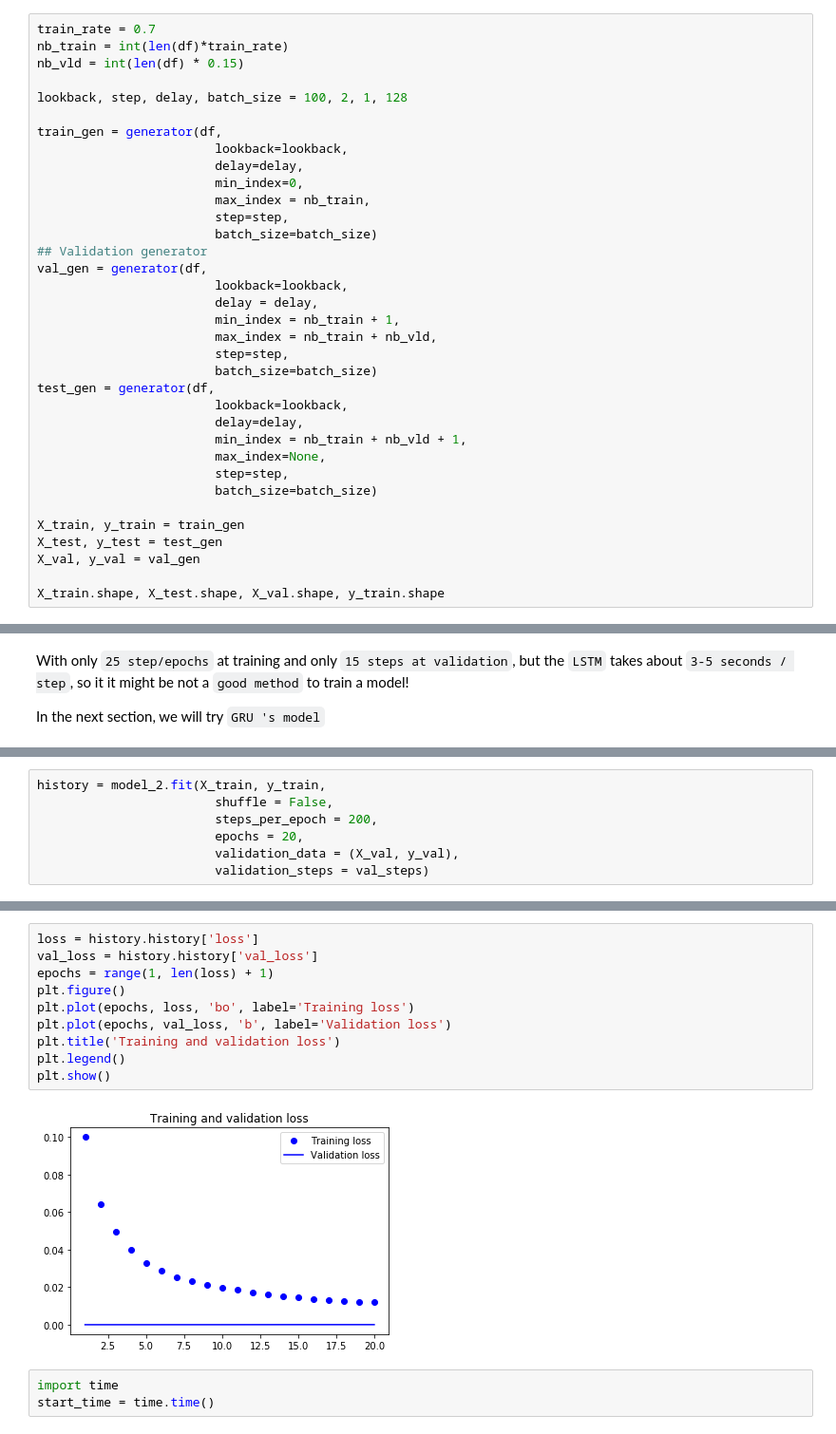
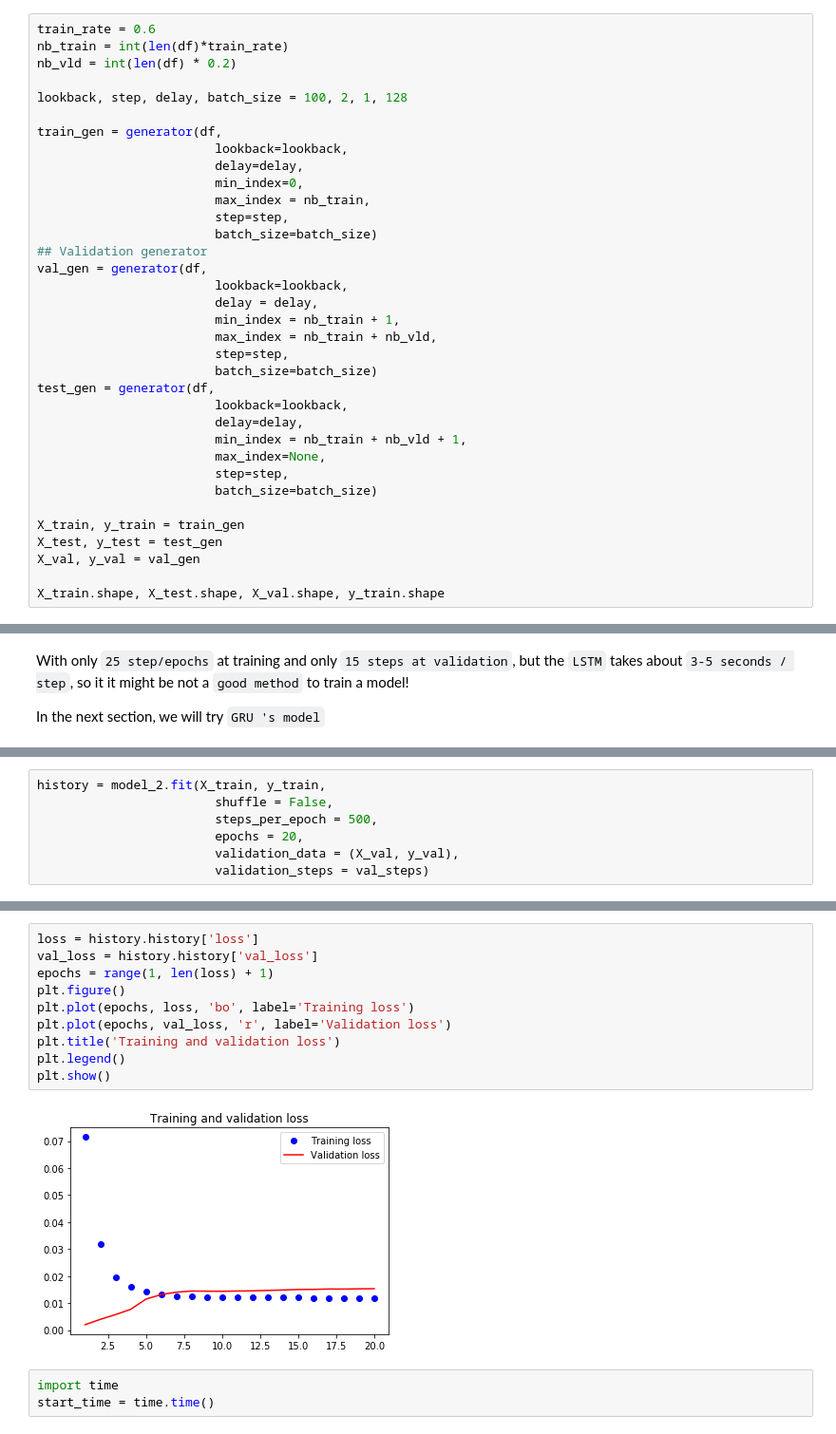
Before and after one commit to NhanDoV/Kaggle-6-first-projects, a Jupyter notebook: Time_series/XTX Challenge/XTX_challenge using LSTM.ipynb, the cells around one changed output, grey strips where cells are left out. Shown at 95% size. Cells and saved outputs as stored; diff of their text form.

```diff
--- a/Time_series/XTX Challenge/XTX_challenge using LSTM.ipynb
+++ b/Time_series/XTX Challenge/XTX_challenge using LSTM.ipynb
@@ -81,9 +85,9 @@ def generator(data,
             targets[j] = y[rows[j] + delay]
         return samples, targets
 # %%
-train_rate = 0.7
+train_rate = 0.6
 nb_train = int(len(df)*train_rate)
-nb_vld = int(len(df) * 0.15)
+nb_vld = int(len(df) * 0.2)
 
 lookback, step, delay, batch_size = 100, 2, 1, 128
 
@@ -251,7 +337,7 @@ _________________________________________________________________
 # %%
 history = model_2.fit(X_train, y_train,
                         shuffle = False,
-                        steps_per_epoch = 200,
+                        steps_per_epoch = 500,
                         epochs = 20,
                         validation_data = (X_val, y_val),
                         validation_steps = val_steps)
@@ -276,15 +362,15 @@ Epoch 20/20
 # %%
 loss = history.history['loss']
 val_loss = history.history['val_loss']
 epochs = range(1, len(loss) + 1)
 plt.figure()
 plt.plot(epochs, loss, 'bo', label='Training loss')
-plt.plot(epochs, val_loss, 'b', label='Validation loss')
+plt.plot(epochs, val_loss, 'r', label='Validation loss')
 plt.title('Training and validation loss')
 plt.legend()
 plt.show()
 # %% [output]
-[figure, old version]
+[figure, new version]
 # %%
 import time
 start_time = time.time()
```
Also changed, not shown: parts of 40 cells of this notebook.
